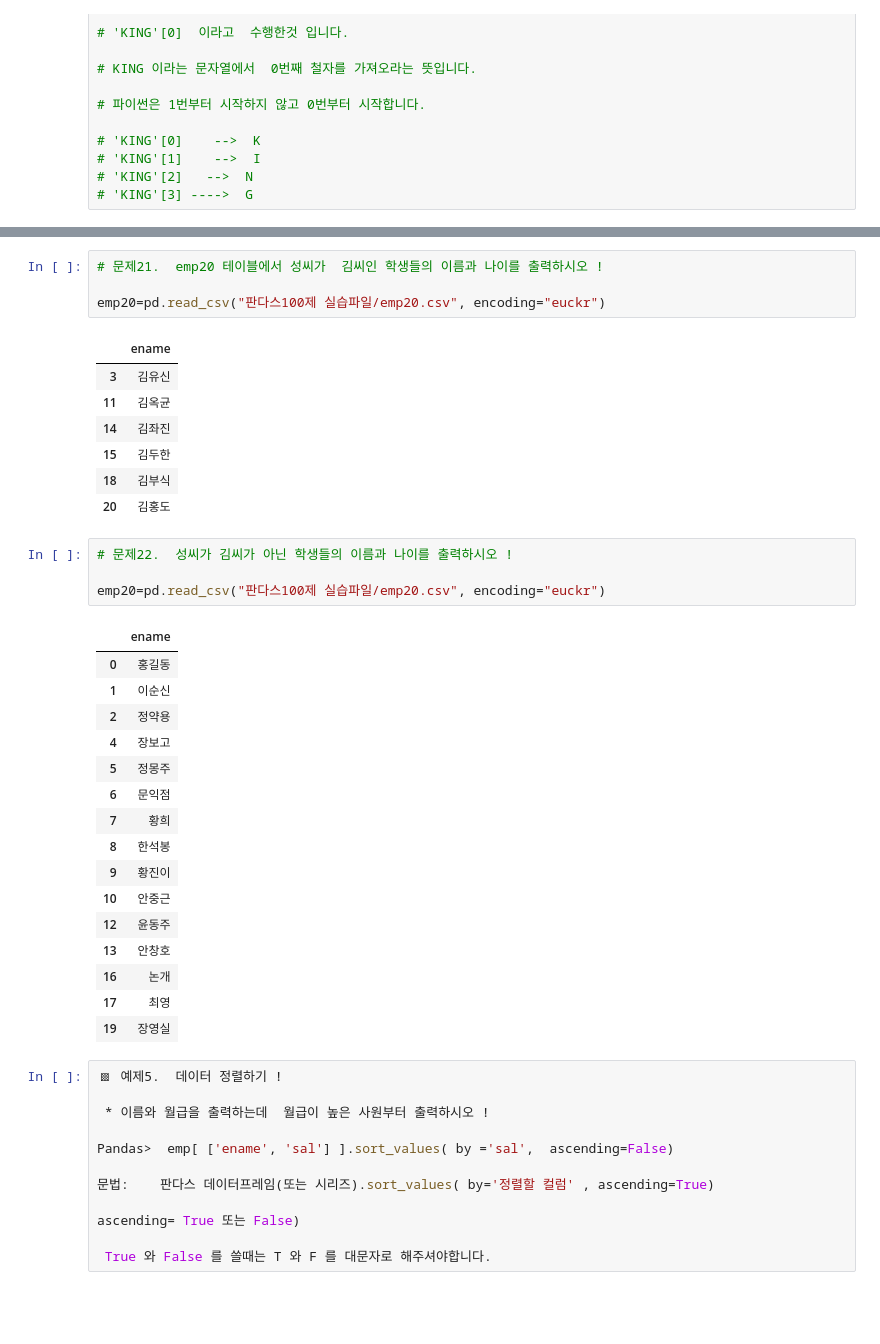
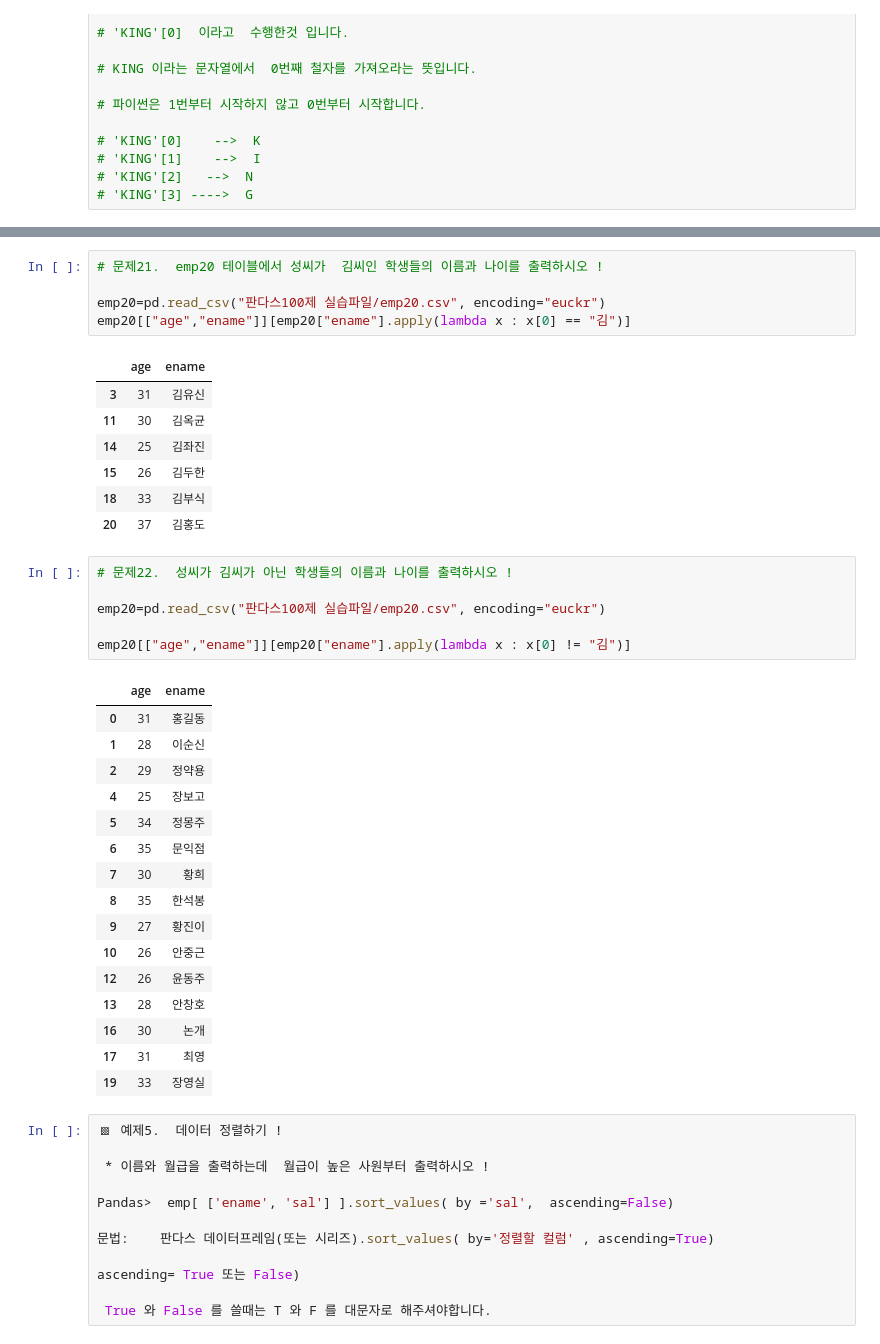
Before and after one commit to wjddnwp29/bigdata-analyst-practical, a Jupyter notebook: 과목1/판다스100제/판다스_100제_문제_최종_v2.ipynb, the cells around one changed output, grey strips where cells are left out. Saved outputs shown, nothing was run; the diff lists cells and outputs as text; blank space fills up the shorter version.

```diff
--- a/과목1/판다스100제/판다스_100제_문제_최종_v2.ipynb
+++ b/과목1/판다스100제/판다스_100제_문제_최종_v2.ipynb
@@ -547,35 +569,38 @@ emp = pd.read_csv("판다스100제 실습파일/emp.csv")
 # 문제21.  emp20 테이블에서 성씨가  김씨인 학생들의 이름과 나이를 출력하시오 !
 
 emp20=pd.read_csv("판다스100제 실습파일/emp20.csv", encoding="euckr")
+emp20[["age","ename"]][emp20["ename"].apply(lambda x : x[0] == "김")]
 # %% [output]
-|  | ename |
-| 3 | 김유신 |
-| 11 | 김옥균 |
-| 14 | 김좌진 |
-| 15 | 김두한 |
-| 18 | 김부식 |
-| 20 | 김홍도 |
+|  | age | ename |
+| 3 | 31 | 김유신 |
+| 11 | 30 | 김옥균 |
+| 14 | 25 | 김좌진 |
+| 15 | 26 | 김두한 |
+| 18 | 33 | 김부식 |
+| 20 | 37 | 김홍도 |
 # %%
 # 문제22.  성씨가 김씨가 아닌 학생들의 이름과 나이를 출력하시오 !
 
 emp20=pd.read_csv("판다스100제 실습파일/emp20.csv", encoding="euckr")
+
+emp20[["age","ename"]][emp20["ename"].apply(lambda x : x[0] != "김")]
 # %% [output]
-|  | ename |
-| 0 | 홍길동 |
-| 1 | 이순신 |
-| 2 | 정약용 |
-| 4 | 장보고 |
-| 5 | 정몽주 |
-| 6 | 문익점 |
-| 7 | 황희 |
-| 8 | 한석봉 |
-| 9 | 황진이 |
-| 10 | 안중근 |
-| 12 | 윤동주 |
-| 13 | 안창호 |
-| 16 | 논개 |
-| 17 | 최영 |
-| 19 | 장영실 |
+|  | age | ename |
+| 0 | 31 | 홍길동 |
+| 1 | 28 | 이순신 |
+| 2 | 29 | 정약용 |
+| 4 | 25 | 장보고 |
+| 5 | 34 | 정몽주 |
+| 6 | 35 | 문익점 |
+| 7 | 30 | 황희 |
+| 8 | 35 | 한석봉 |
+| 9 | 27 | 황진이 |
+| 10 | 26 | 안중근 |
+| 12 | 26 | 윤동주 |
+| 13 | 28 | 안창호 |
+| 16 | 30 | 논개 |
+| 17 | 31 | 최영 |
+| 19 | 33 | 장영실 |
 # %%
 ▩ 예제5.  데이터 정렬하기 !
 
```
Also changed, not shown: parts of 67 cells of this notebook, 1 other file.
